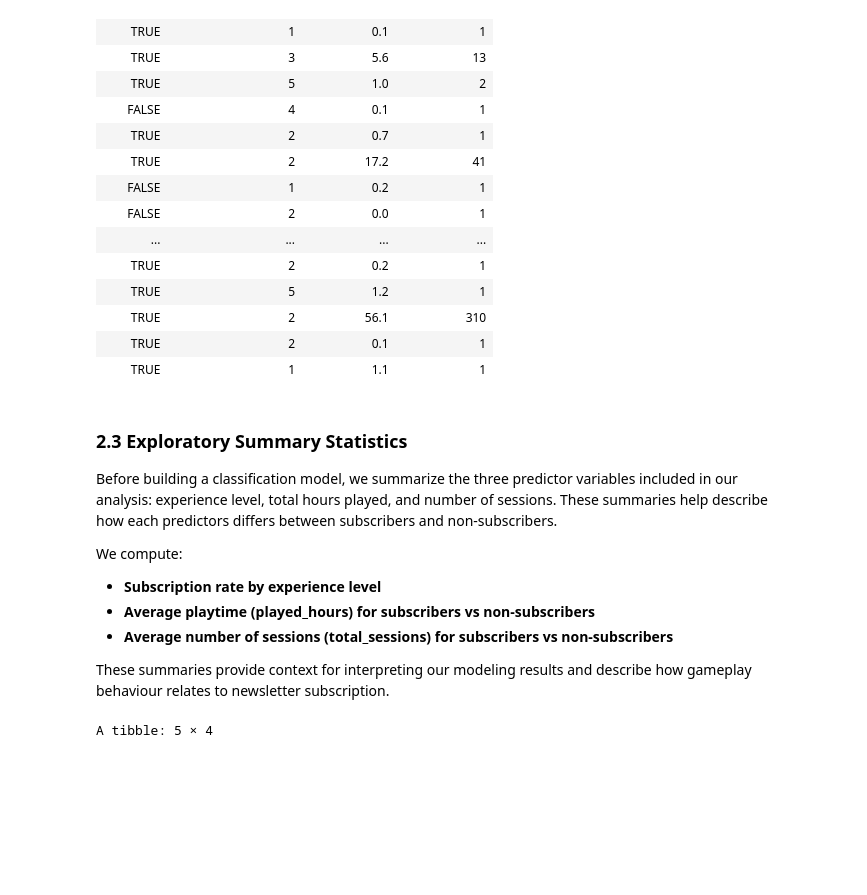
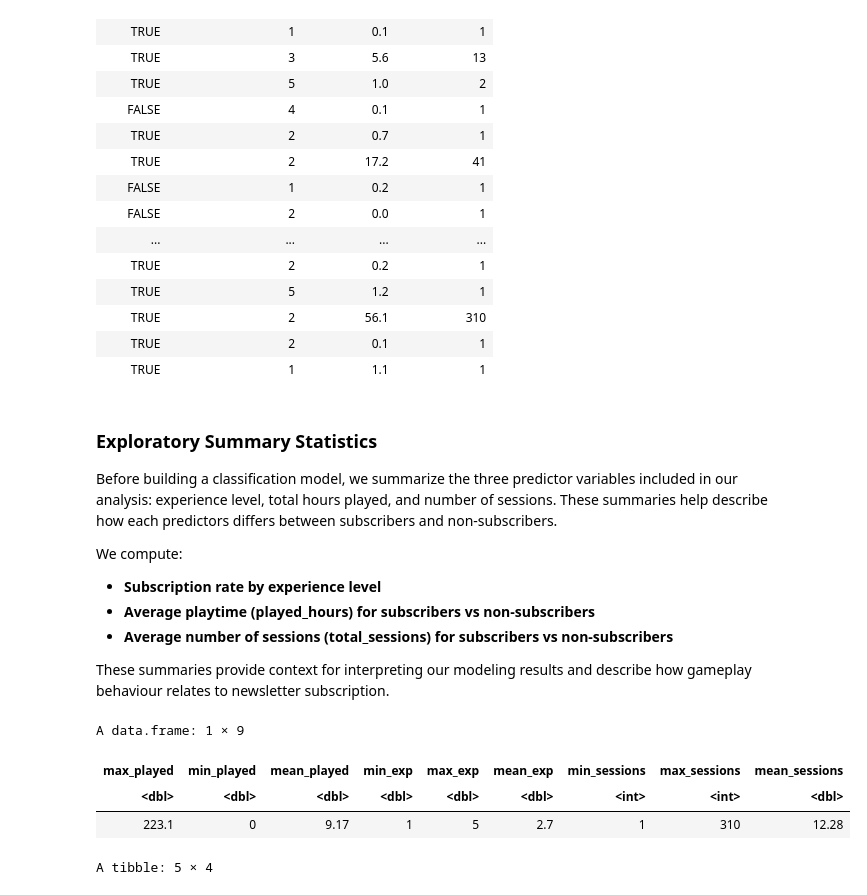
Before and after one commit to emily2628/Dsci-100---Final-Project, a Jupyter notebook: group_final_report.ipynb, the cells around one changed output. Drawn from its saved outputs; the diff is of its cells as text; code cells hidden in the pictures; blank space fills up the shorter version.

```diff
--- a/group_final_report.ipynb
+++ b/group_final_report.ipynb
@@ -231,7 +204,7 @@ A data.frame: 125 × 4
 | TRUE | 2 | 0.1 | 1 |
 | TRUE | 1 | 1.1 | 1 |
 # %% [markdown]
-### 2.3 Exploratory Summary Statistics
+### Exploratory Summary Statistics
 Before building a classification model, we summarize the three predictor variables included in our analysis: experience level, total hours played, and number of sessions. These summaries help describe how each predictors differs between subscribers and non-subscribers.
 
 We compute:
@@ -241,6 +214,27 @@ We compute:
 - **Average number of sessions (total_sessions) for subscribers vs non-subscribers**
 
 These summaries provide context for interpreting our modeling results and describe how gameplay behaviour relates to newsletter subscription.
+# %%
+# Summary of numeric variables in the analysis dataset
+model_data |>
+  summarise(
+    max_played = max(played_hours, na.rm = TRUE),
+    min_played = min(played_hours, na.rm = TRUE),
+    mean_played = round(mean(played_hours, na.rm = TRUE), 2),
+
+    min_exp = min(experience_numeric, na.rm = TRUE),
+    max_exp = max(experience_numeric, na.rm = TRUE),
+    mean_exp = round(mean(experience_numeric, na.rm = TRUE), 2),
+
+    min_sessions = min(total_sessions, na.rm = TRUE),
+    max_sessions = max(total_sessions, na.rm = TRUE),
+    mean_sessions = round(mean(total_sessions, na.rm = TRUE), 2),
+  )
+# %% [output]
+A data.frame: 1 × 9
+| max_played | min_played | mean_played | min_exp | max_exp | mean_exp | min_sessions | max_sessions | mean_sessions |
+| <dbl> | <dbl> | <dbl> | <dbl> | <dbl> | <dbl> | <int> | <int> | <dbl> |
+| 223.1 | 0 | 9.17 | 1 | 5 | 2.7 | 1 | 310 | 12.28 |
 # %%
 # Calculate subscription rate by experience
 experience_summary <- model_data_clean |>
```
Also changed, not shown: parts of 25 cells of this notebook.
